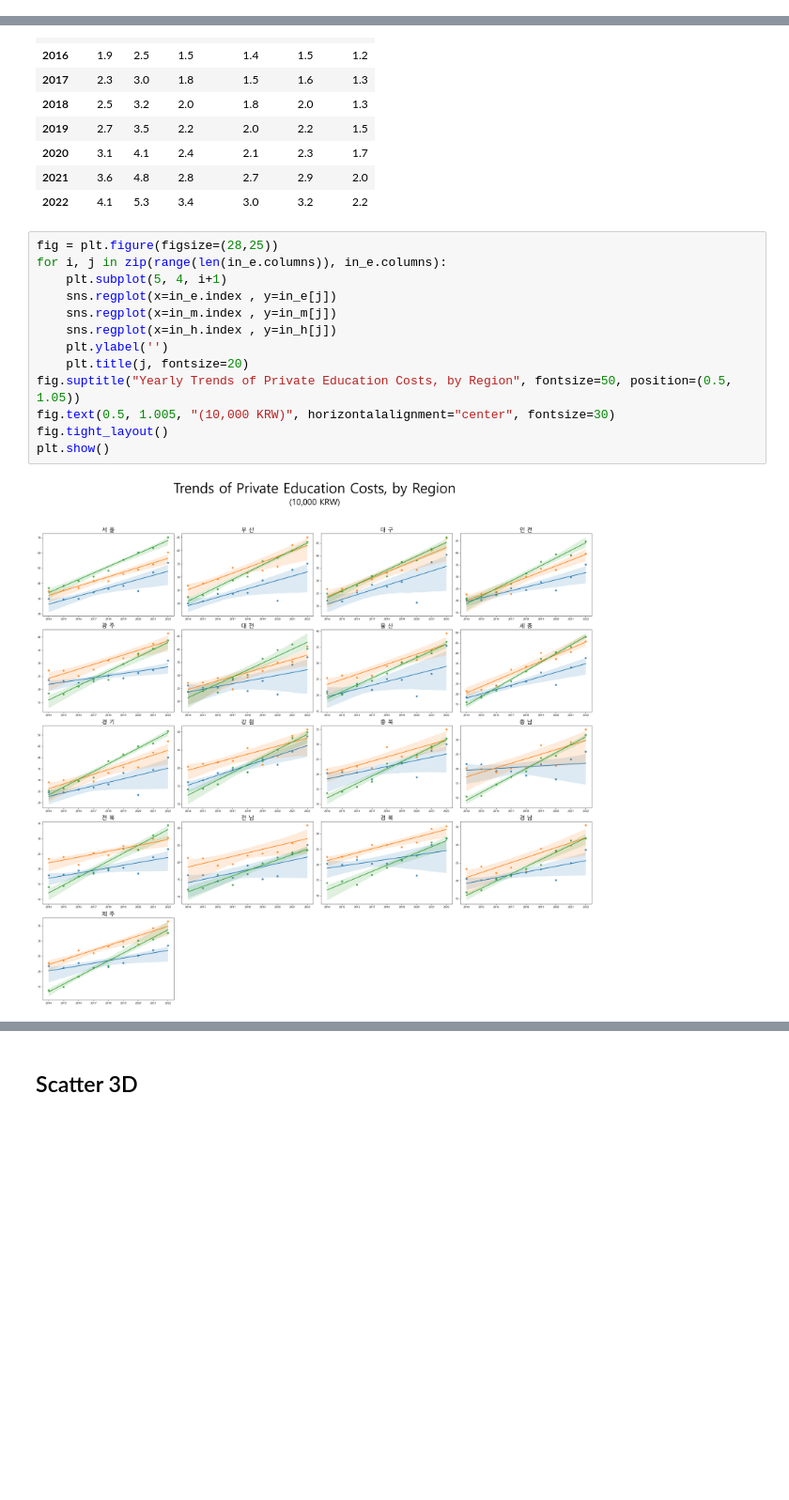
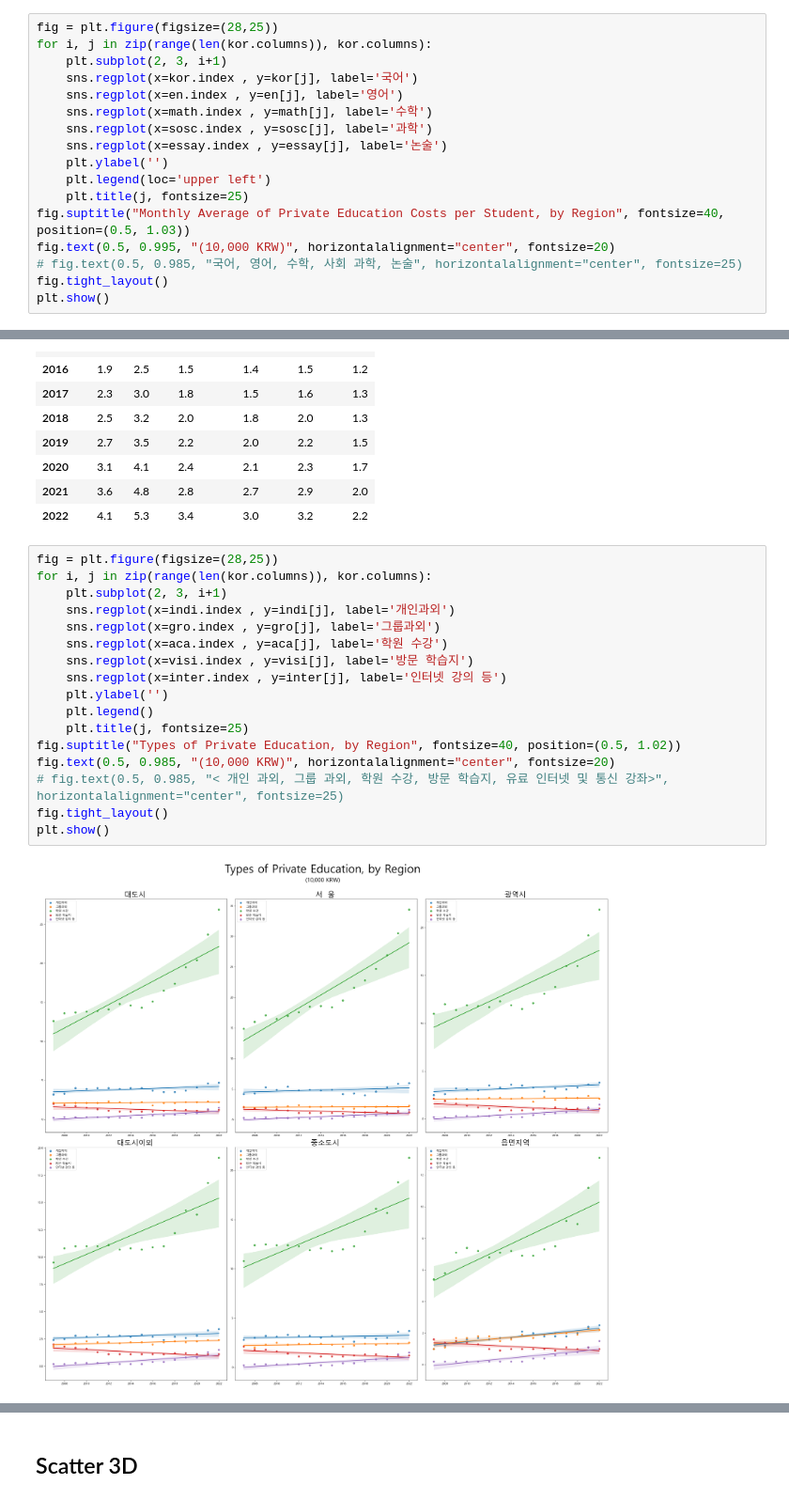
Before and after one commit to lhshs/Genia, a Jupyter notebook: mini_pjt/230809-11_hp_cometitor/main.ipynb, the cells around one changed output, grey strips where cells are left out. Shown at 94% size. Drawn from its saved outputs; the diff is of its cells as text; blank space fills up the shorter version.

```diff
--- a/mini_pjt/230809-11_hp_cometitor/main.ipynb
+++ b/mini_pjt/230809-11_hp_cometitor/main.ipynb
@@ -279,0 +399,17 @@ for col in how:
+# %%
+fig = plt.figure(figsize=(28,25))
+for i, j in zip(range(len(kor.columns)), kor.columns):
+    plt.subplot(2, 3, i+1)
+    sns.regplot(x=kor.index , y=kor[j], label='국어')
+    sns.regplot(x=en.index , y=en[j], label='영어')
+    sns.regplot(x=math.index , y=math[j], label='수학')
+    sns.regplot(x=sosc.index , y=sosc[j], label='과학')
+    sns.regplot(x=essay.index , y=essay[j], label='논술')
+    plt.ylabel('')
+    plt.legend(loc='upper left')
+    plt.title(j, fontsize=25)
+fig.suptitle("Monthly Average of Private Education Costs per Student, by Region", fontsize=40, position=(0.5, 1.03))
+fig.text(0.5, 0.995, "(10,000 KRW)", horizontalalignment="center", fontsize=20)
+# fig.text(0.5, 0.985, "국어, 영어, 수학, 사회 과학, 논술", horizontalalignment="center", fontsize=25)
+fig.tight_layout()
+plt.show()
@@ -299,16 +439,20 @@ kor
 | 2022 | 4.1 | 5.3 | 3.4 | 3.0 | 3.2 | 2.2 |
 # %%
 fig = plt.figure(figsize=(28,25))
-for i, j in zip(range(len(in_e.columns)), in_e.columns):
-    plt.subplot(5, 4, i+1)
-    sns.regplot(x=in_e.index , y=in_e[j])
-    sns.regplot(x=in_m.index , y=in_m[j])
-    sns.regplot(x=in_h.index , y=in_h[j])
+for i, j in zip(range(len(kor.columns)), kor.columns):
+    plt.subplot(2, 3, i+1)
+    sns.regplot(x=indi.index , y=indi[j], label='개인과외')
+    sns.regplot(x=gro.index , y=gro[j], label='그룹과외')
+    sns.regplot(x=aca.index , y=aca[j], label='학원 수강')
+    sns.regplot(x=visi.index , y=visi[j], label='방문 학습지')
+    sns.regplot(x=inter.index , y=inter[j], label='인터넷 강의 등')
     plt.ylabel('')
-    plt.title(j, fontsize=20)
-fig.suptitle("Yearly Trends of Private Education Costs, by Region", fontsize=50, position=(0.5, 1.05))
-fig.text(0.5, 1.005, "(10,000 KRW)", horizontalalignment="center", fontsize=30)
+    plt.legend()
+    plt.title(j, fontsize=25)
+fig.suptitle("Types of Private Education, by Region", fontsize=40, position=(0.5, 1.02))
+fig.text(0.5, 0.985, "(10,000 KRW)", horizontalalignment="center", fontsize=20)
+# fig.text(0.5, 0.985, "< 개인 과외, 그룹 과외, 학원 수강, 방문 학습지, 유료 인터넷 및 통신 강좌>", horizontalalignment="center", fontsize=25)
 fig.tight_layout()
 plt.show()
 # %% [output]
-[figure, old version]
+[figure, new version]
```
Also changed, not shown: parts of 19 cells of this notebook, 10 other files.
